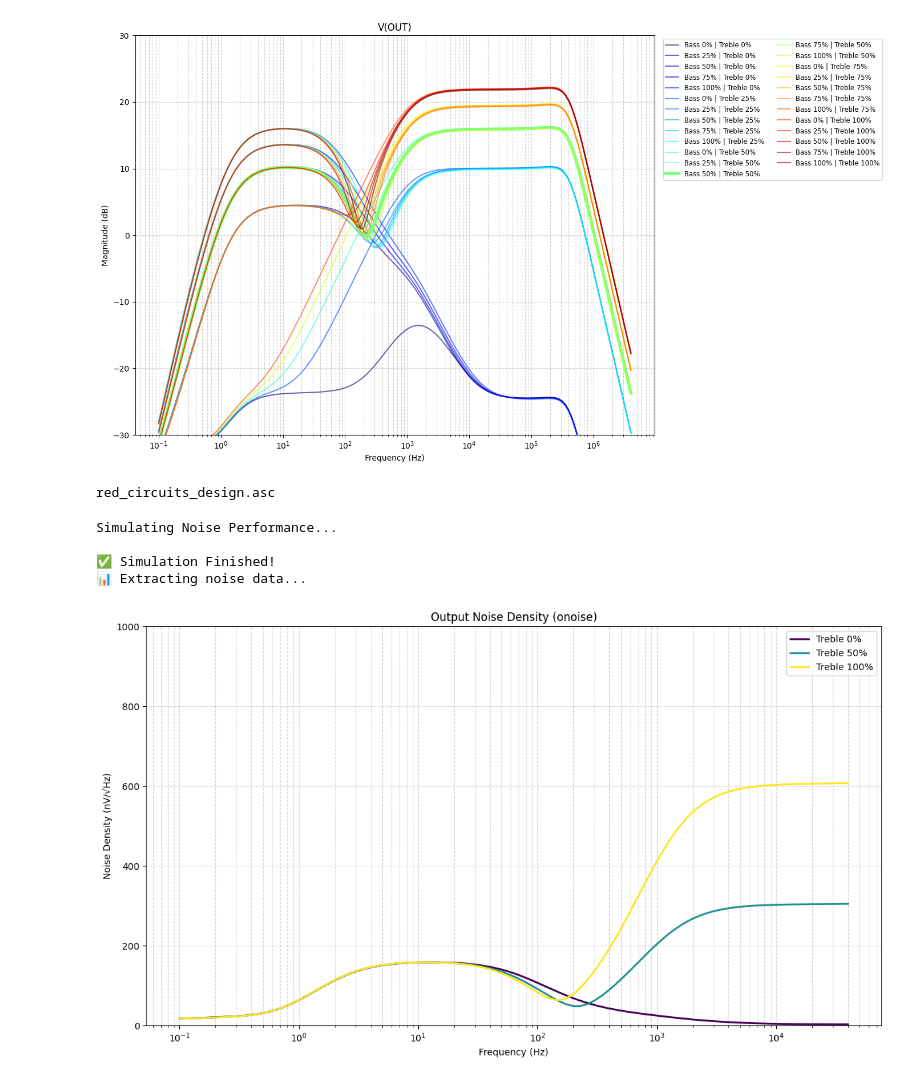
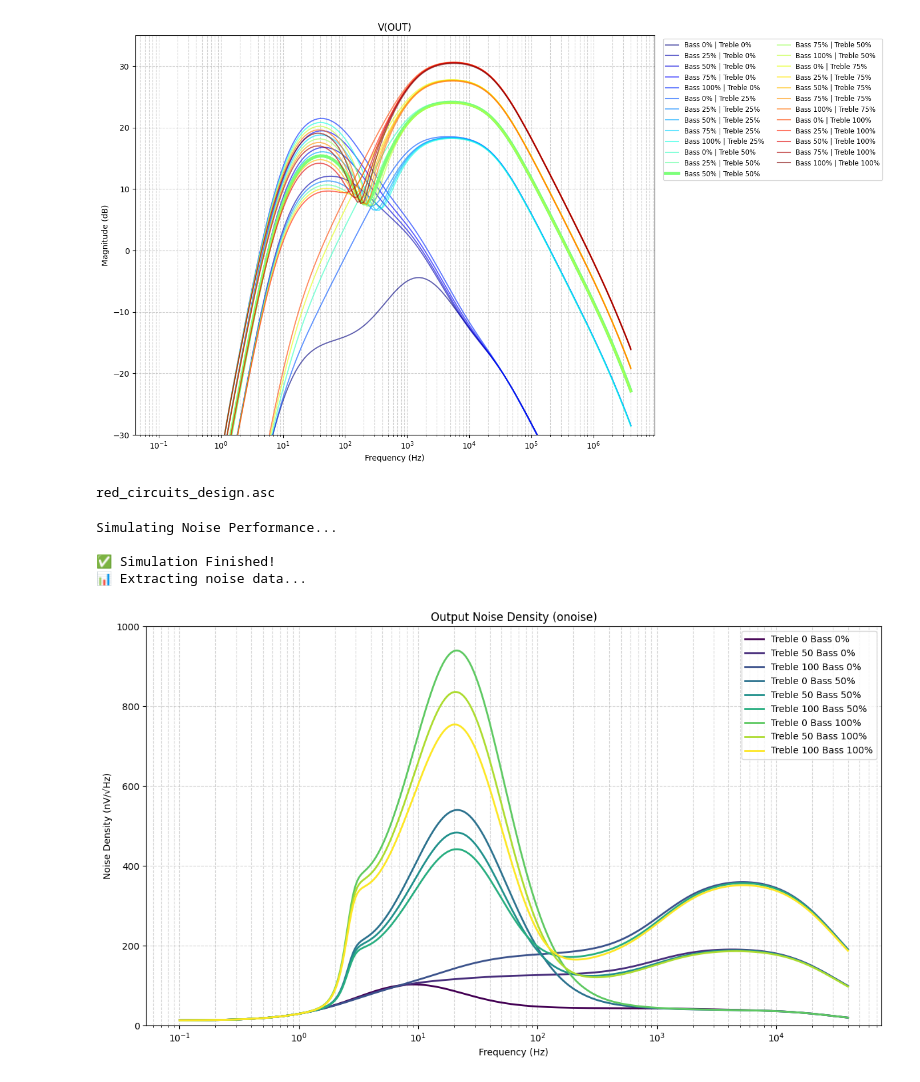
Before and after one commit to electrucio/electrucio_updates, a Jupyter notebook: guitar_preamplifier/scripts/spicelib_experiments.ipynb, the cells around one changed output. Cells and saved outputs as stored; diff of their text form; code cells hidden in the pictures.

Commit message:
Update redesign_15v.asc with new diode clipping approach

```diff
--- a/guitar_preamplifier/scripts/spicelib_experiments.ipynb
+++ b/guitar_preamplifier/scripts/spicelib_experiments.ipynb
@@ -38,8 +38,8 @@ os.makedirs(results_dir)       # La vuelve a crear vacía y limpia
 class MacLTspice(LTspice):
     spice_exe = ['/Applications/LTspice.app/Contents/MacOS/LTspice']
 
-netlist = SpiceEditor("../schematics/redcircuits_design/red_circuits_design.net")
-#netlist = SpiceEditor("../schematics/iteration1/redesign_15v.net")
+#netlist = SpiceEditor("../schematics/redcircuits_design/red_circuits_design.net")
+netlist = SpiceEditor("../schematics/iteration1/redesign_15v.net")
 netlist.remove_component('V1')
 
 # spicelib seems to be buggy! empty lines are problematic
@@ -132,7 +132,7 @@ for raw_path, log_path in runner:
     plt.xlabel("Frequency (Hz)")
     plt.ylabel("Magnitude (dB)")
     plt.xscale('log')
-    plt.ylim([-30, 30])
+    plt.ylim([-30, 35])
     plt.grid(True, which='both', linestyle='--', alpha=0.6)
 
     # Leyenda fuera del área de ploteo
@@ -155,7 +155,7 @@ Simulating...
 ----------------------------------
 
 📊 Extrayendo datos y generando gráfico...
-[figure, old version]
+[figure, new version]
 # %%
 !ls ../schematics/redcircuits_design/
 # %% [output]
@@ -177,8 +177,8 @@ class MacLTspice(LTspice):
     spice_exe = ['/Applications/LTspice.app/Contents/MacOS/LTspice']
 
 # Path to your netlist
-#netlist = SpiceEditor("../schematics/iteration1/redesign_15v.net")
-netlist = SpiceEditor("../schematics/redcircuits_design/red_circuits_design.net")
+netlist = SpiceEditor("../schematics/iteration1/redesign_15v.net")
+#netlist = SpiceEditor("../schematics/redcircuits_design/red_circuits_design.net")
 netlist.remove_component('V1')
 
 # Clean up empty lines
@@ -191,6 +191,7 @@ netlist.add_instruction(".noise V(OUT) V_AC dec 100 0.1 40k")
 
 # Optional: You can still step parameters to see how Bass/Treble affect noise
 netlist.add_instruction(".step param treble list 0 0.5 1")
+netlist.add_instruction(".step param bass list 0 0.5 1")
 
 # Set static parameters
 netlist.set_parameters(vol=1.0, drive=0.5, bass=0.5)
@@ -246,8 +247,9 @@ for raw_path, log_path in runner:
             step_info = raw.steps[i]
             t_val = step_info.get('treble', 0.5)
             t_pct = int(t_val * 100)
-
-            plt.plot(freq, v_noise_nv, label=f'Treble {t_pct}%',
+            b_val = step_info.get('bass', 0.5)
+            b_pct = int(b_val * 100)
+            plt.plot(freq, v_noise_nv, label=f'Treble {t_pct} Bass {b_pct}%',
                      color=colores[i], linewidth=2)
 
     # UI Configuration
@@ -265,4 +267,4 @@ Simulating Noise Performance...
 
 ✅ Simulation Finished!
 📊 Extracting noise data...
-[figure, old version]
+[figure, new version]
```
Also changed, not shown: parts of 6 cells of this notebook, 1 other file.
